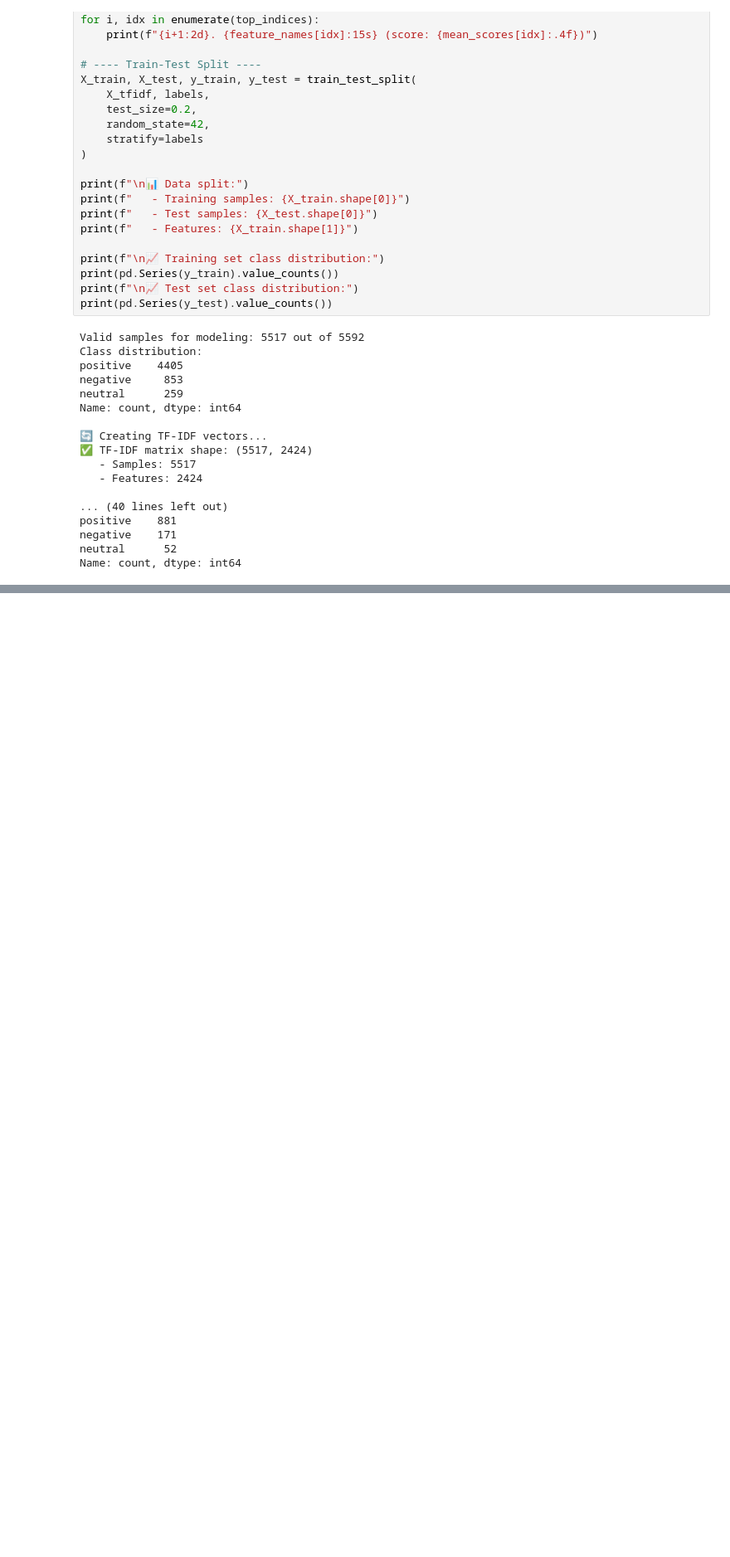
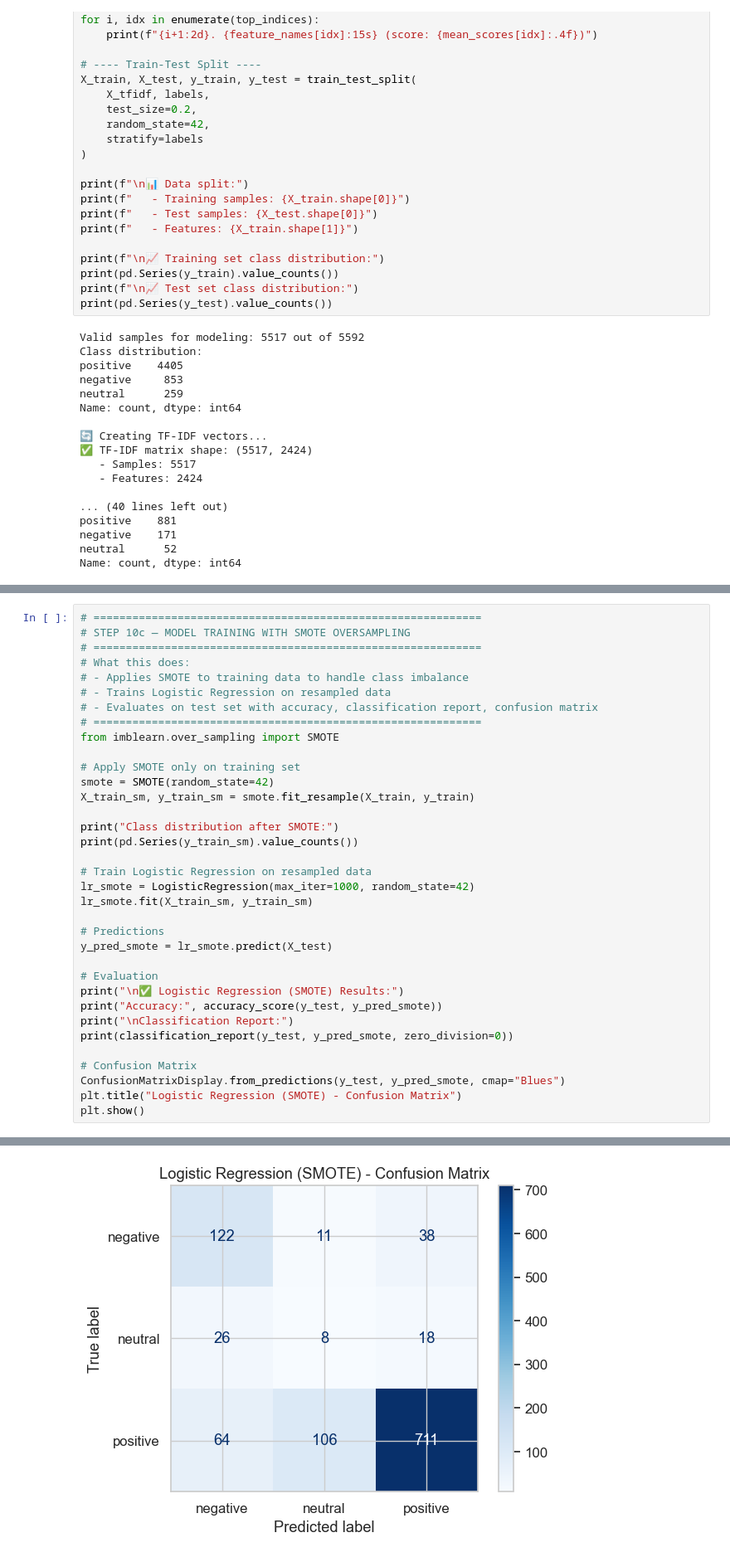
Before and after one commit to jedidahkathure/Customer-Sentiments-Analysis, a Jupyter notebook: safaricom_airtel_analysis.ipynb, the cells around one changed output, grey strips where cells are left out. Shown at 83% size. Drawn from its saved outputs; the diff is of its cells as text; blank space fills up the shorter version.

```diff
--- a/safaricom_airtel_analysis.ipynb
+++ b/safaricom_airtel_analysis.ipynb
@@ -1605,0 +1700,36 @@ Name: count, dtype: int64
+# %%
+# ============================================================
+# STEP 10c — MODEL TRAINING WITH SMOTE OVERSAMPLING
+# ============================================================
+# What this does:
+# - Applies SMOTE to training data to handle class imbalance
+# - Trains Logistic Regression on resampled data
+# - Evaluates on test set with accuracy, classification report, confusion matrix
+# ============================================================
+from imblearn.over_sampling import SMOTE
+
+# Apply SMOTE only on training set
+smote = SMOTE(random_state=42)
+X_train_sm, y_train_sm = smote.fit_resample(X_train, y_train)
+
+print("Class distribution after SMOTE:")
+print(pd.Series(y_train_sm).value_counts())
+
+# Train Logistic Regression on resampled data
+lr_smote = LogisticRegression(max_iter=1000, random_state=42)
+lr_smote.fit(X_train_sm, y_train_sm)
+
+# Predictions
+y_pred_smote = lr_smote.predict(X_test)
+
+# Evaluation
+print("\n✅ Logistic Regression (SMOTE) Results:")
+print("Accuracy:", accuracy_score(y_test, y_pred_smote))
+print("\nClassification Report:")
+print(classification_report(y_test, y_pred_smote, zero_division=0))
+
+# Confusion Matrix
+ConfusionMatrixDisplay.from_predictions(y_test, y_pred_smote, cmap="Blues")
+plt.title("Logistic Regression (SMOTE) - Confusion Matrix")
+plt.show()
+# %% [output]
@@ -1605,0 +1755 @@ Name: count, dtype: int64
+[figure, added]
```
Also changed, not shown: parts of 21 cells of this notebook, 10 other files.
